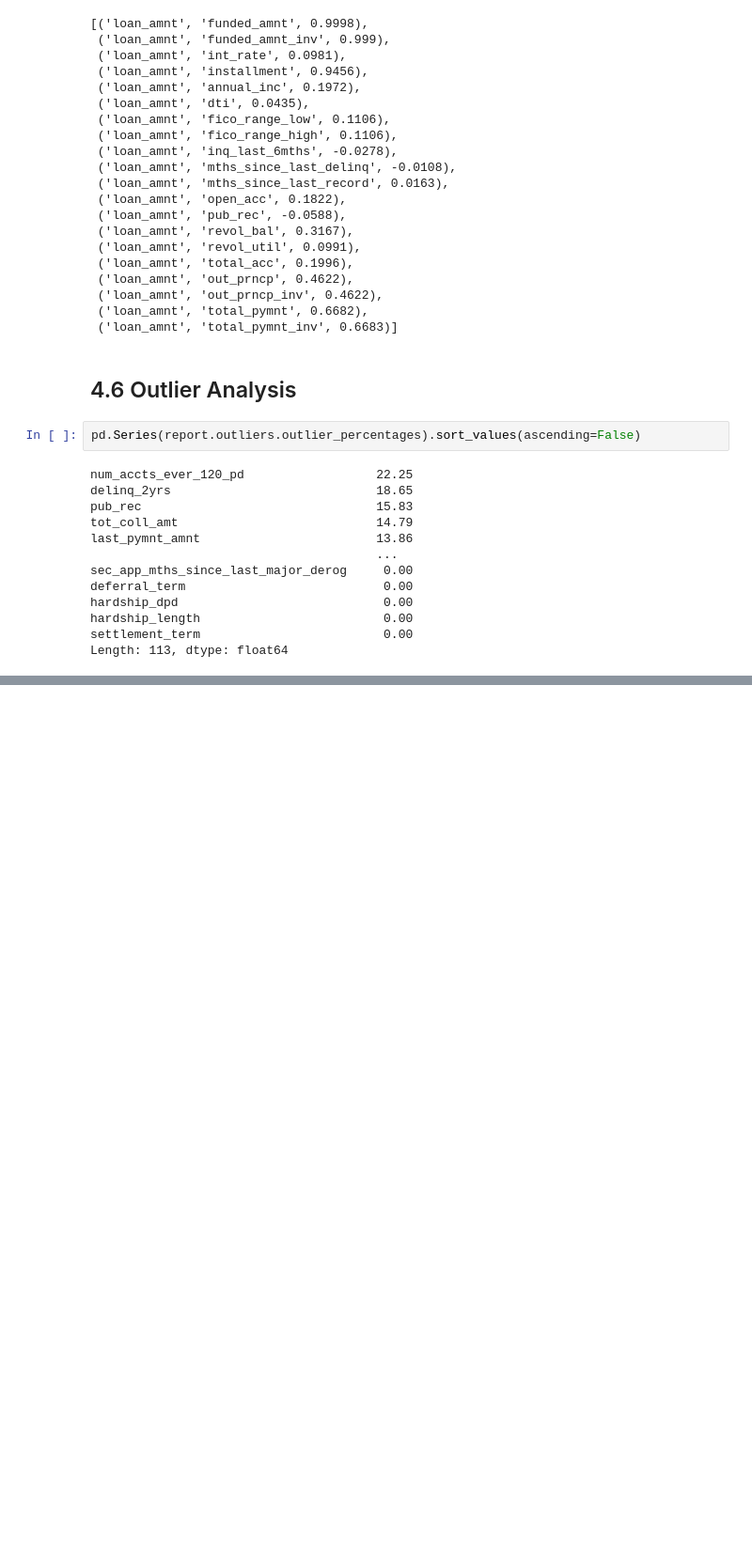
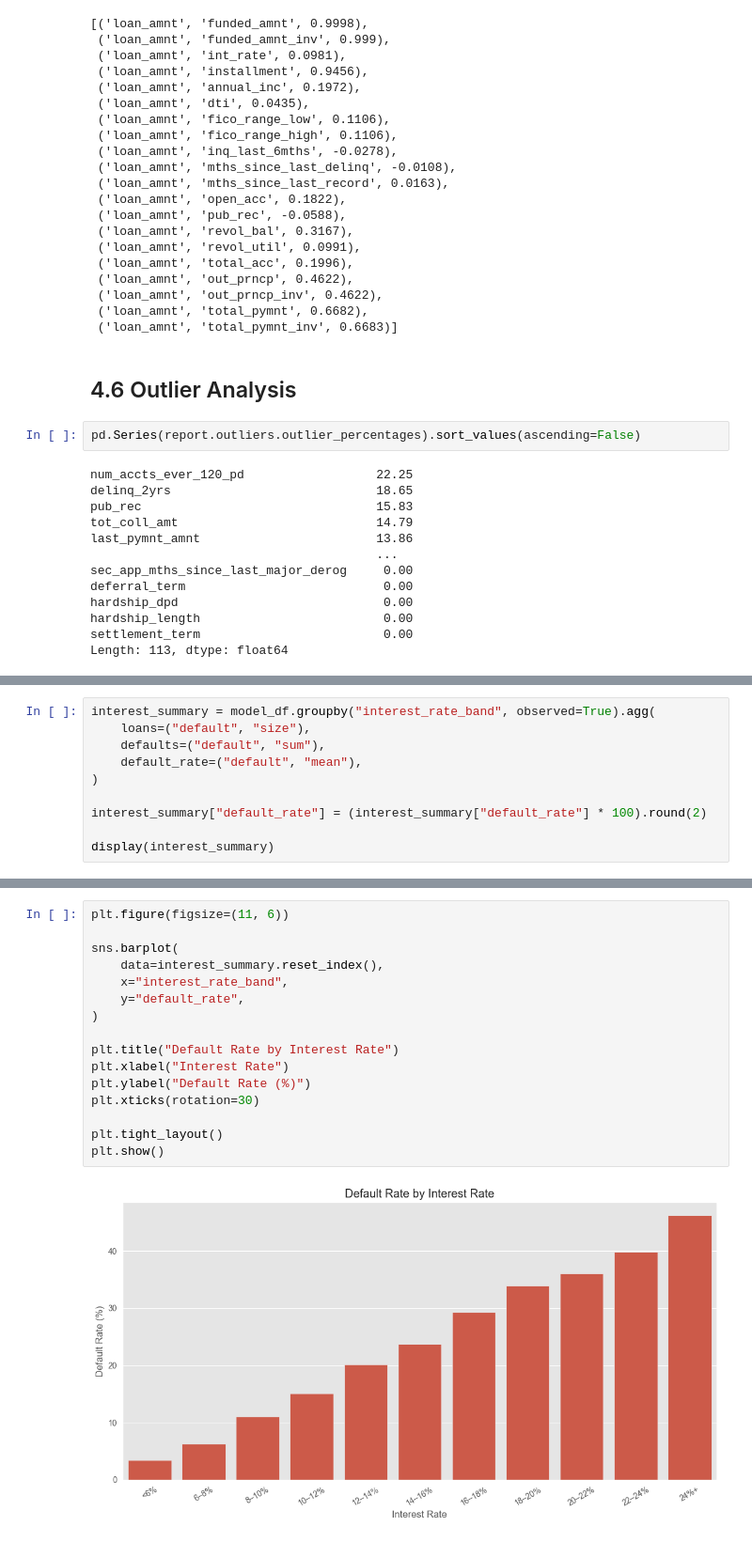
Before and after one commit to sanusinghshekhawat/credit-risk-platform, a Jupyter notebook: notebooks/01_exploratory_data_analysis.ipynb, the cells around one changed output, grey strips where cells are left out. Shown at 94% size. Drawn from its saved outputs; the diff is of its cells as text; blank space fills up the shorter version.

```diff
--- a/notebooks/01_exploratory_data_analysis.ipynb
+++ b/notebooks/01_exploratory_data_analysis.ipynb
@@ -298,0 +932,10 @@ Length: 113, dtype: float64
+# %%
+interest_summary = model_df.groupby("interest_rate_band", observed=True).agg(
+    loans=("default", "size"),
+    defaults=("default", "sum"),
+    default_rate=("default", "mean"),
+)
+
+interest_summary["default_rate"] = (interest_summary["default_rate"] * 100).round(2)
+
+display(interest_summary)
@@ -298,0 +956,18 @@ Length: 113, dtype: float64
+# %%
+plt.figure(figsize=(11, 6))
+
+sns.barplot(
+    data=interest_summary.reset_index(),
+    x="interest_rate_band",
+    y="default_rate",
+)
+
+plt.title("Default Rate by Interest Rate")
+plt.xlabel("Interest Rate")
+plt.ylabel("Default Rate (%)")
+plt.xticks(rotation=30)
+
+plt.tight_layout()
+plt.show()
+# %% [output]
+[figure, added]
```
Also changed, not shown: parts of 111 cells of this notebook, 3 other files.
